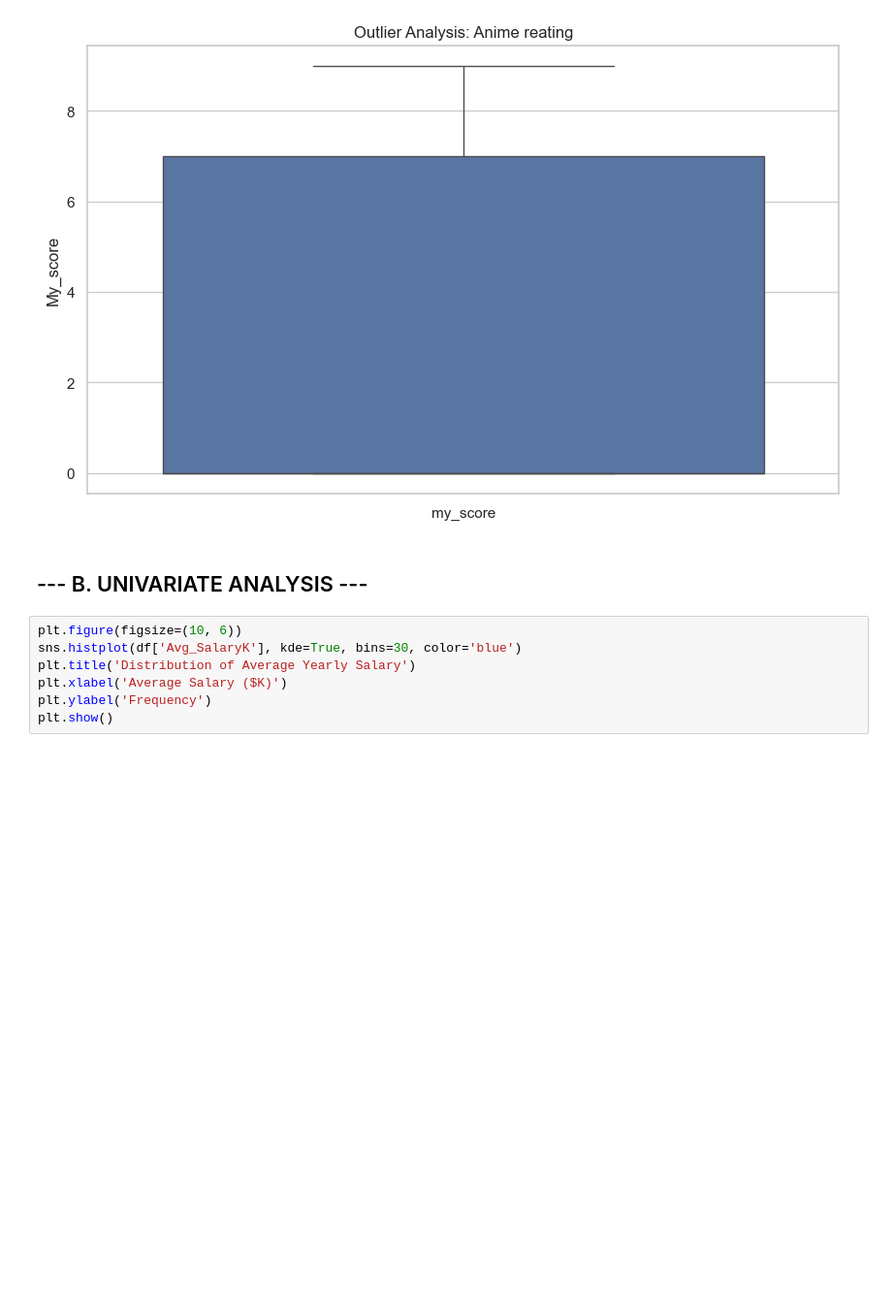
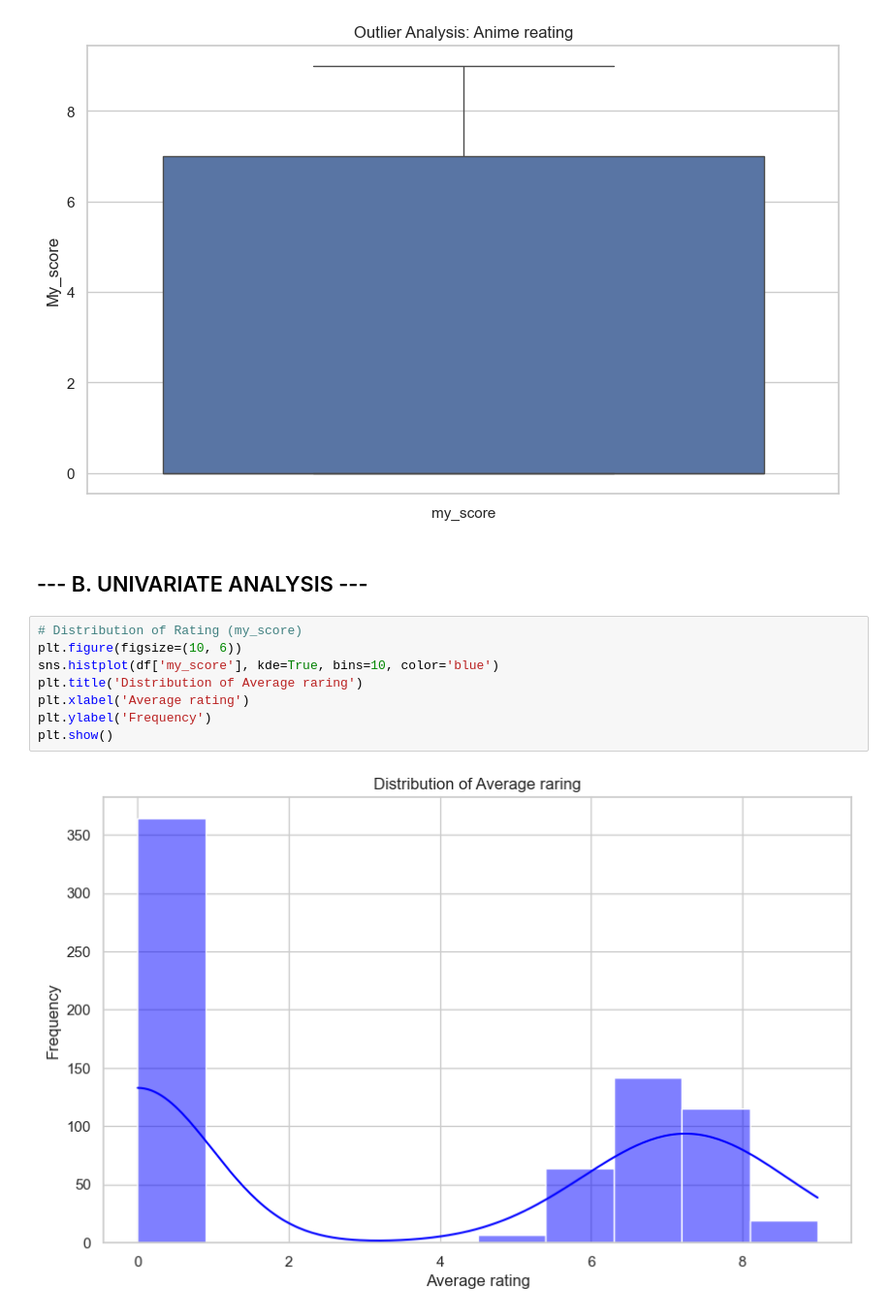
Before and after one commit to DuskFox-Cloud/animetrics, a Jupyter notebook: MyAnimeList.ipynb, the cells around one changed output. Shown at 97% size. Drawn from its saved outputs; the diff is of its cells as text; blank space fills up the shorter version.

```diff
--- a/MyAnimeList.ipynb
+++ b/MyAnimeList.ipynb
@@ -232,9 +286,12 @@ plt.show()
 # %% [markdown]
 ## --- B. UNIVARIATE ANALYSIS ---
 # %%
+# Distribution of Rating (my_score)
 plt.figure(figsize=(10, 6))
-sns.histplot(df['Avg_SalaryK'], kde=True, bins=30, color='blue')
-plt.title('Distribution of Average Yearly Salary')
-plt.xlabel('Average Salary ($K)')
+sns.histplot(df['my_score'], kde=True, bins=10, color='blue')
+plt.title('Distribution of Average raring')
+plt.xlabel('Average rating')
 plt.ylabel('Frequency')
 plt.show()
+# %% [output]
+[figure, added]
```
Also changed, not shown: parts of 7 cells of this notebook, 1 other file.
